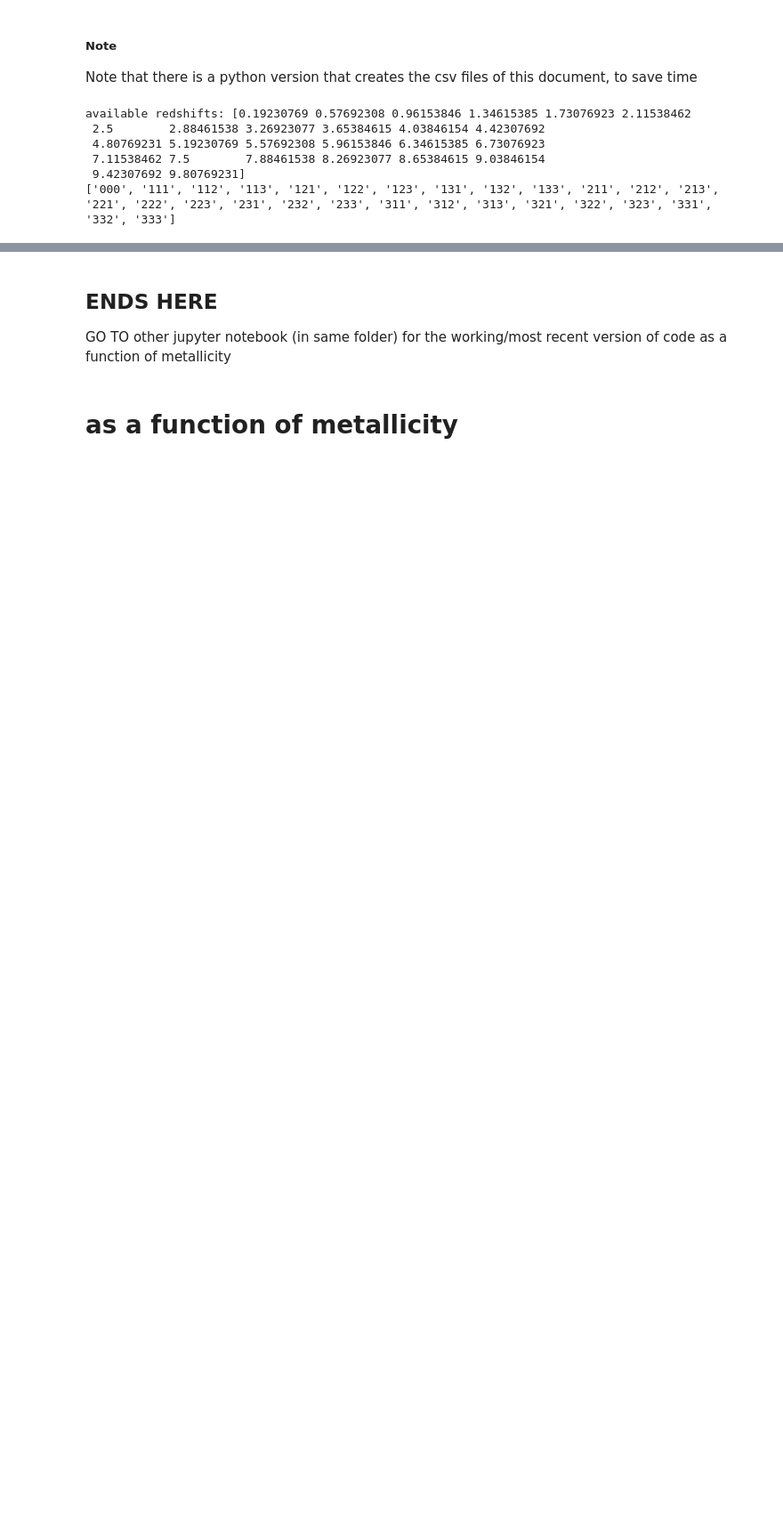
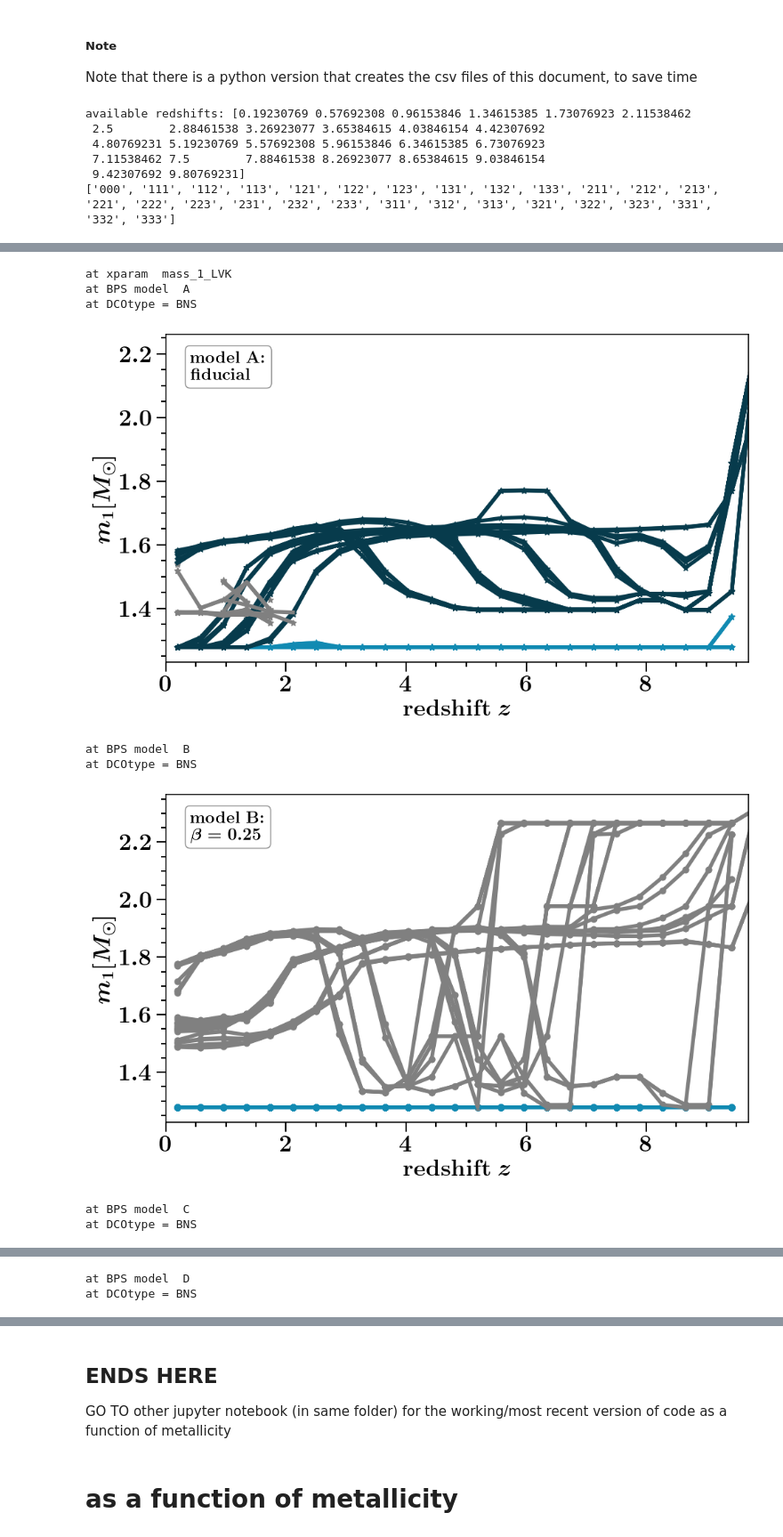
Before and after one commit to FloorBroekgaarden/DCO_FormationChannels, a Jupyter notebook: plottingCode/Figure_Redshift_Rates/DCO_properties_as_a_function_of_redshift.ipynb, the cells around one changed output, grey strips where cells are left out. Shown: that part at 89% size. Saved outputs shown, nothing was run; the diff lists cells and outputs as text; code cells hidden in the pictures; blank space fills up the shorter version.

```diff
--- a/plottingCode/Figure_Redshift_Rates/DCO_properties_as_a_function_of_redshift.ipynb
+++ b/plottingCode/Figure_Redshift_Rates/DCO_properties_as_a_function_of_redshift.ipynb
@@ -473,0 +433,66 @@ at DCOtype = BHNS
+# %%
+
+
+
+
+################ CHANGE THE THINGS BELOW ################
+quantile_values=[0.5, 0.25, 0.75, 0.1, 0.9 ]
+DCOTypeList = ['BNS']#['BHNS', 'BNS', 'BBH'] #, https://arxiv.org/pdf/2402.00935.pdf
+pathData='/Volumes/SimonsFoundation/DataDCO/'
+single_model=True
+dict_channel_list = {'BBH':['classic', 'stable B no CEE'],\
+                     'BHNS':['classic', 'stable B no CEE', 'immediate CE'],\
+                     'BNS':['classic', r'double-core CE', 'other'] }
+weights_type='merger'# 'formation' #
+# create_df_file = True  # create it in seperate function that is provided earlier on.
+BPSmodelName='A'
+###########################################################
+
+
+
+
+# for xparam_wanted in [ 'mass_tot', 't_delay', 'mass_ratio_LVK', 'mass_1_LVK', 'mass_2_LVK','chirp_mass_LVK','qZAMS', 'separationInitial''mass_1_LVK', 'mass_2_LVK']:  't_delay', 'mass_ratio_LVK', 'qZAMS', 'chirp_mass_LVK'
+for xparam_wanted in ['mass_1_LVK']:  #[ 'mass_tot',  'mass_ratio_LVK', 'qZAMS', 'separationInitial', 't_delay','M1ZAMS', 'M2ZAMS','t_delay']:  #'t_delay', 'mass_ratio_LVK', 'qZAMS',]: # , 'mass_ratio_LVK', 'qZAMS', 'separationInitial', 'M1ZAMS', 'M2ZAMS', 'mass_1_LVK', 'mass_2_LVK']: #, 'M1ZAMS', 'M2ZAMS']:
+    print('at xparam ', xparam_wanted)
+
+    if single_model==True:enumerate_list = BPSnameslist[:]
+    else: enumerate_list = [0]
+    for ind_m, BPSmodelName in  enumerate(enumerate_list):
+        if single_model==True:
+            BPS_models_to_run_list=[BPSmodelName]
+            print('at BPS model ', BPSmodelName)
+            save_fig_string = BPSmodelName
+        else:
+            BPS_models_to_run_list = BPSnameslist
+            save_fig_string = 'all'
+
+        for DCOtype in DCOTypeList: #'BNS', 'BHNS',
+            print('at DCOtype =', DCOtype)
+
+
+            ncols, nrows= 1,1
+            f, ax= plt.subplots(ncols=ncols,nrows=nrows,figsize=(10,6), gridspec_kw={"width_ratios":1.5*np.ones(ncols), "height_ratios":1*np.ones(nrows)})
+
+            ax = plot_xparam_formation_channels_redshift_for_quantiles(axe=ax, DCOtype=DCOtype, BPS_models_to_run_list=BPS_models_to_run_list,\
+                                                                  pathData=pathData,  single_model=single_model, quantile_values=quantile_values,\
+                                                                               xparam=xparam_wanted, weights_type=weights_type)
+
+
+
+            ##  SAVE FIG  ###
+            plt.tight_layout()
+            plt.subplots_adjust(wspace=0., hspace=0.18)
+            plt.savefig('./formation_median/'+ xparam_wanted + '/zQuantile_' +  DCOtype + '_' + save_fig_string + '_' + xparam_wanted + '_w_' + weights_type + '.png', transparent=False, dpi=300)
+            plt.show()
+            plt.close()
+            print()
+# %% [output]
+at xparam  mass_1_LVK
+at BPS model  A
+at DCOtype = BNS
+[figure, added]
+at BPS model  B
+at DCOtype = BNS
+[figure, added]
+at BPS model  C
+at DCOtype = BNS
@@ -473,0 +500,2 @@ at DCOtype = BHNS
+at BPS model  D
+at DCOtype = BNS
```
Also changed, not shown: parts of 29 cells of this notebook, 1 other file.
